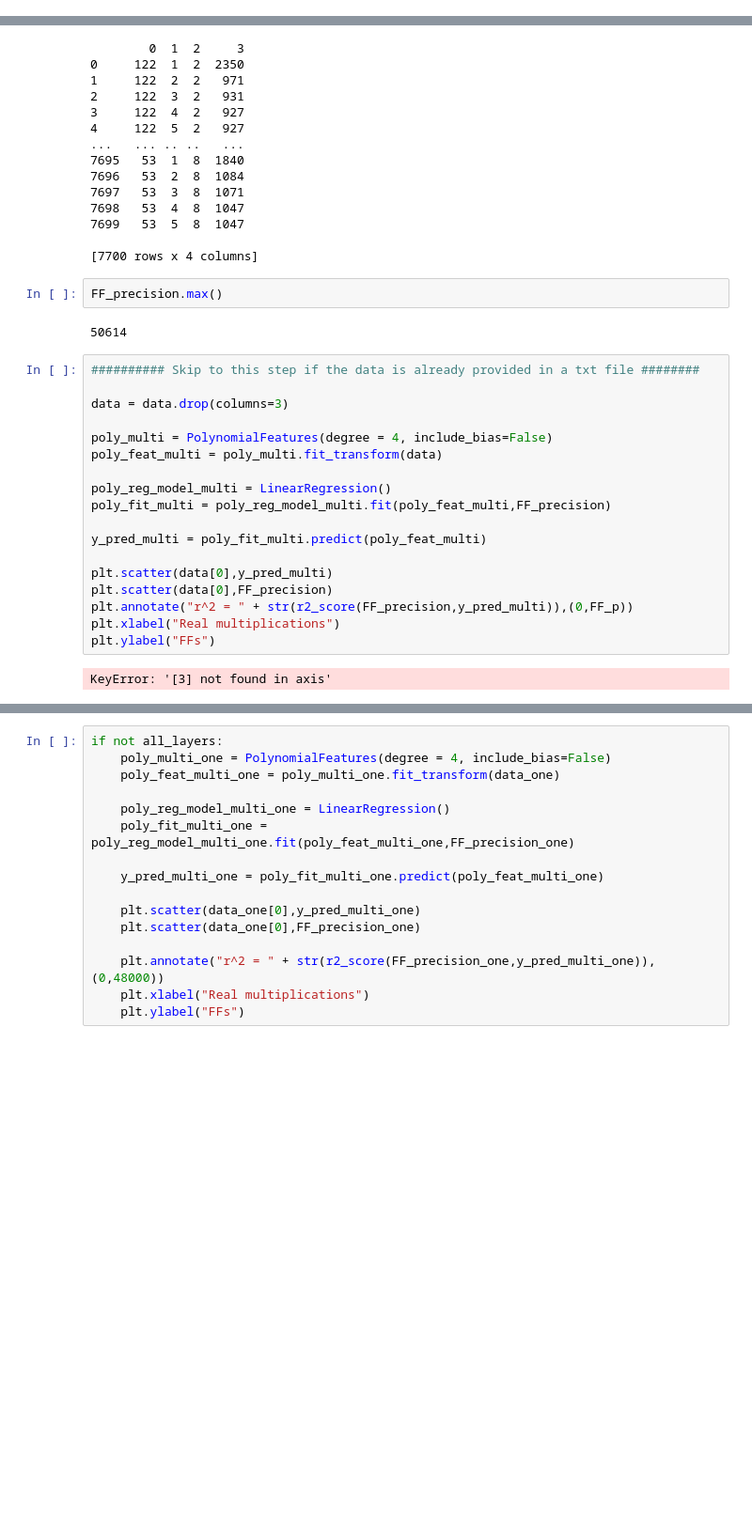
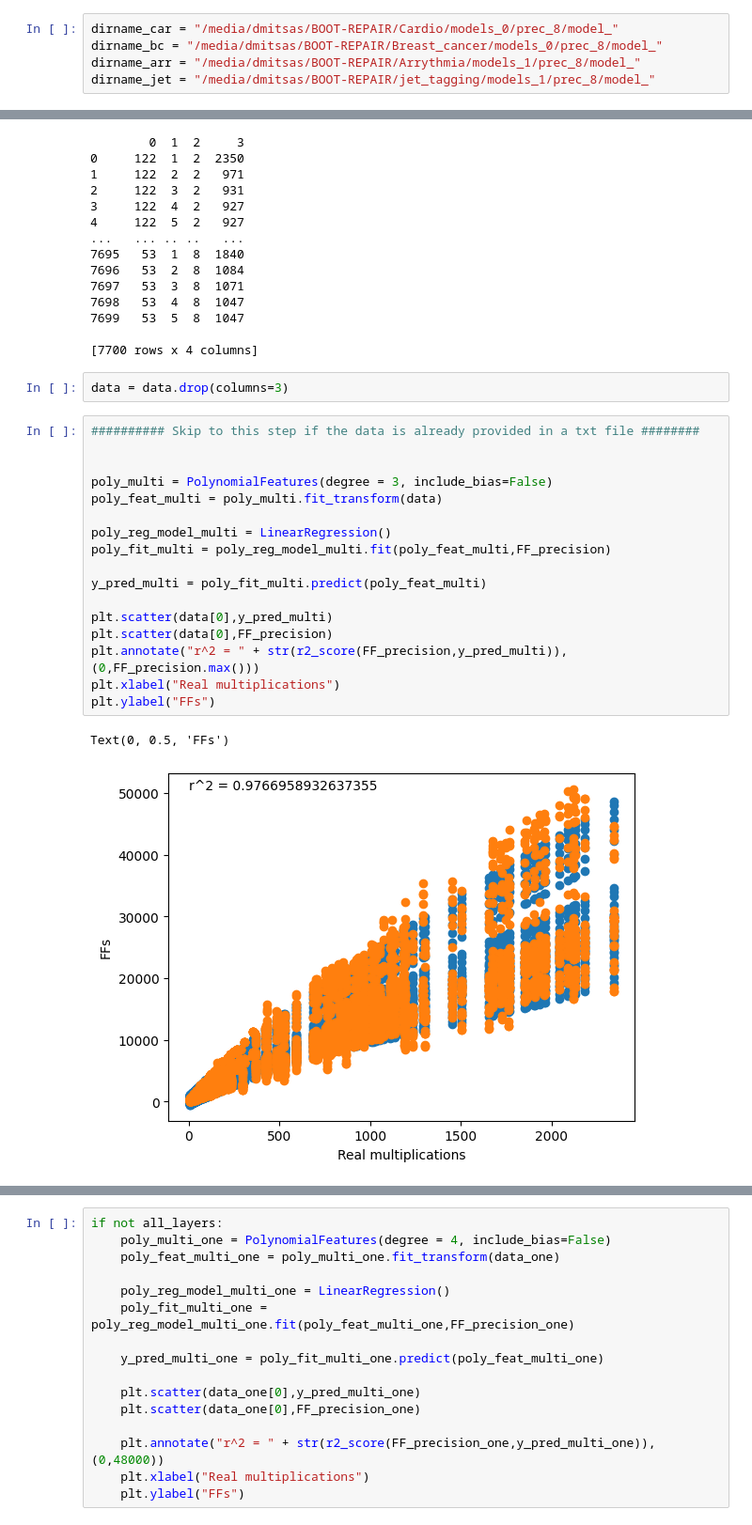
Before and after one commit to dimitrism1/Design-Space-Exploration-MLPs, a Jupyter notebook: src/Regression/new_regression.ipynb, the cells around one changed output, grey strips where cells are left out. Shown: that part at 94% size. Drawn from its saved outputs; the diff is of its cells as text; blank space fills up the shorter version.

```diff
--- a/src/Regression/new_regression.ipynb
+++ b/src/Regression/new_regression.ipynb
@@ -61,4 +69,9 @@ reload(reg_ff)
 # %% [markdown]
 ## Plot corelation between reuse factor and number of FFs
+# %%
+dirname_car = "/media/dmitsas/BOOT-REPAIR/Cardio/models_0/prec_8/model_"
+dirname_bc = "/media/dmitsas/BOOT-REPAIR/Breast_cancer/models_0/prec_8/model_"
+dirname_arr = "/media/dmitsas/BOOT-REPAIR/Arrythmia/models_1/prec_8/model_"
+dirname_jet = "/media/dmitsas/BOOT-REPAIR/jet_tagging/models_1/prec_8/model_"
 # %%
 %%time
@@ -849,30 +862,28 @@ if not all_layers:
 7699   53  5  8  1047
 
 [7700 rows x 4 columns]
-# %%
-FF_precision.max()
-# %% [output]
-50614
+# %%
+data = data.drop(columns=3)
 # %%
 ########## Skip to this step if the data is already provided in a txt file ########
 
-data = data.drop(columns=3)
 
-poly_multi = PolynomialFeatures(degree = 4, include_bias=False)
+poly_multi = PolynomialFeatures(degree = 3, include_bias=False)
 poly_feat_multi = poly_multi.fit_transform(data)
 
 poly_reg_model_multi = LinearRegression()
 poly_fit_multi = poly_reg_model_multi.fit(poly_feat_multi,FF_precision)
 
 y_pred_multi = poly_fit_multi.predict(poly_feat_multi)
 
 plt.scatter(data[0],y_pred_multi)
 plt.scatter(data[0],FF_precision)
-plt.annotate("r^2 = " + str(r2_score(FF_precision,y_pred_multi)),(0,FF_p))
+plt.annotate("r^2 = " + str(r2_score(FF_precision,y_pred_multi)),(0,FF_precision.max()))
 plt.xlabel("Real multiplications")
 plt.ylabel("FFs")
 # %% [output]
-KeyError: '[3] not found in axis'
+Text(0, 0.5, 'FFs')
+[figure, added]
 # %%
 ax = plt.figure(figsize=(18,10)).add_subplot(projection='3d')
 ax.scatter(data[0],y_pred_multi,zs = data[1],zdir='z',depthshade=False)
```
Also changed, not shown: parts of 13 cells of this notebook, 5 other files.
